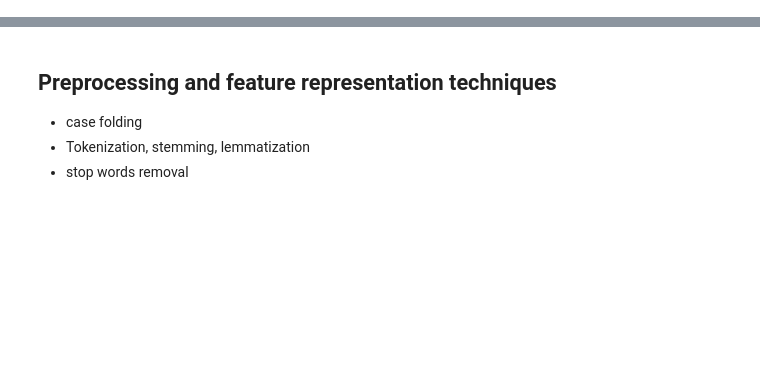
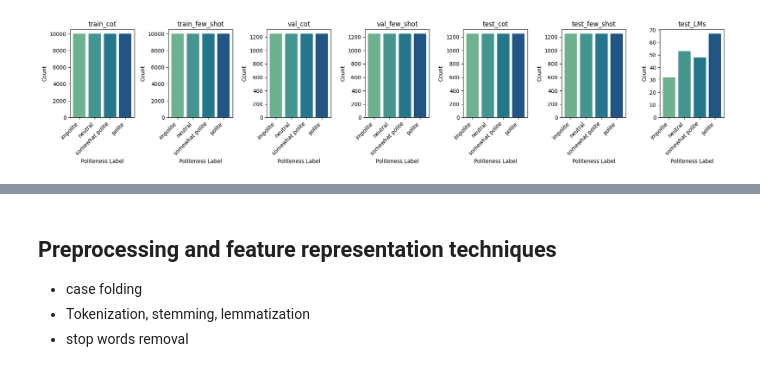
Before and after one commit to franciscopana/M.IA_Natural-Language-Processing, a Jupyter notebook: main.ipynb, the cells around one changed output, grey strips where cells are left out. Saved outputs shown, nothing was run; the diff lists cells and outputs as text; code cells hidden in the pictures; blank space fills up the shorter version.

Commit message:
Updated the exploratory data analysis

```diff
--- a/main.ipynb
+++ b/main.ipynb
@@ -56,3 +51,0 @@ import pandas as pd
-# %%
-df = pd.read_csv("data/train/train_few_shot.csv")
-df.head()
@@ -79,0 +100,11 @@ Each example in the dataset contains:
+# %%
+for name, df in dataframes.items():
+    shape_info = f"{name}: {df.shape} | Columns: {', '.join(df.columns)}"
+    missing_info = f" | Missing Values: {df.isnull().sum().to_dict()}"
+
+    duplicate_count = df.duplicated().sum()
+    duplicates_info = f" | Duplicates: {duplicate_count}"
+
+    print(shape_info)
+    print(missing_info + duplicates_info)
+    print()
@@ -79,0 +132,25 @@ Each example in the dataset contains:
+# %%
+label_order = ['impolite', 'neutral', 'somewhat polite', 'polite']
+
+plt.figure(figsize=(18, 4))
+n_datasets = len(dataframes)
+for i, (name, df) in enumerate(dataframes.items(), 1):
+    if 'label' in df.columns:
+        label_counts = Counter(df['label'].astype(str))
+        labels = [l for l in label_order if l in label_counts]
+        counts = [label_counts[l] for l in labels if l in label_counts]
+
+        plt.subplot(1, n_datasets, i)
+
+        colors = sns.color_palette("crest", n_colors=len(labels))
+        plt.bar(labels, counts, color=colors)
+
+        plt.title(f'{name}')
+        plt.xlabel('Politeness Label')
+        plt.ylabel('Count')
+        plt.xticks(rotation=45, ha='right')
+
+plt.tight_layout()
+plt.show()
+# %% [output]
+[figure, added]
```
Also changed, not shown: parts of 21 cells of this notebook.
